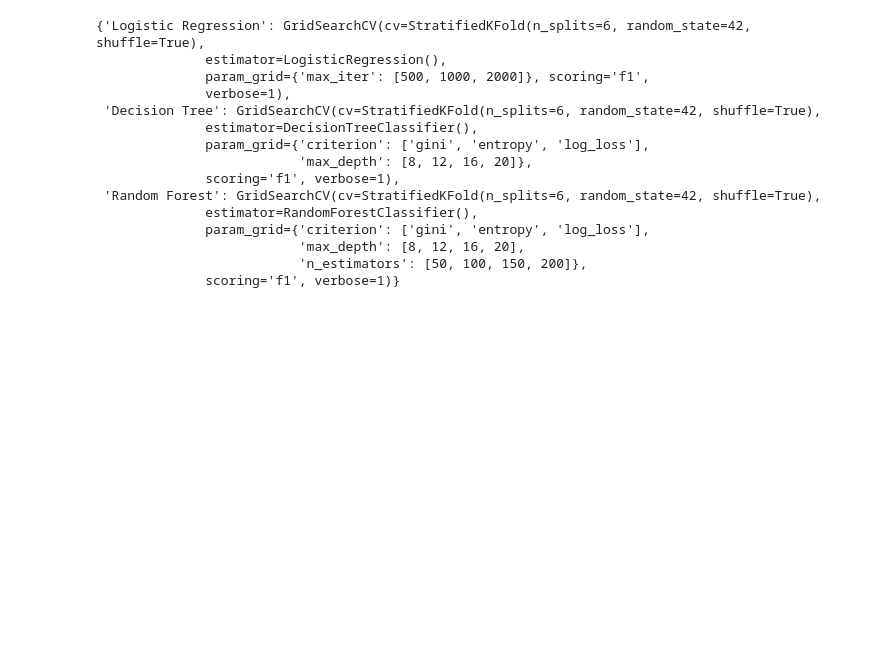
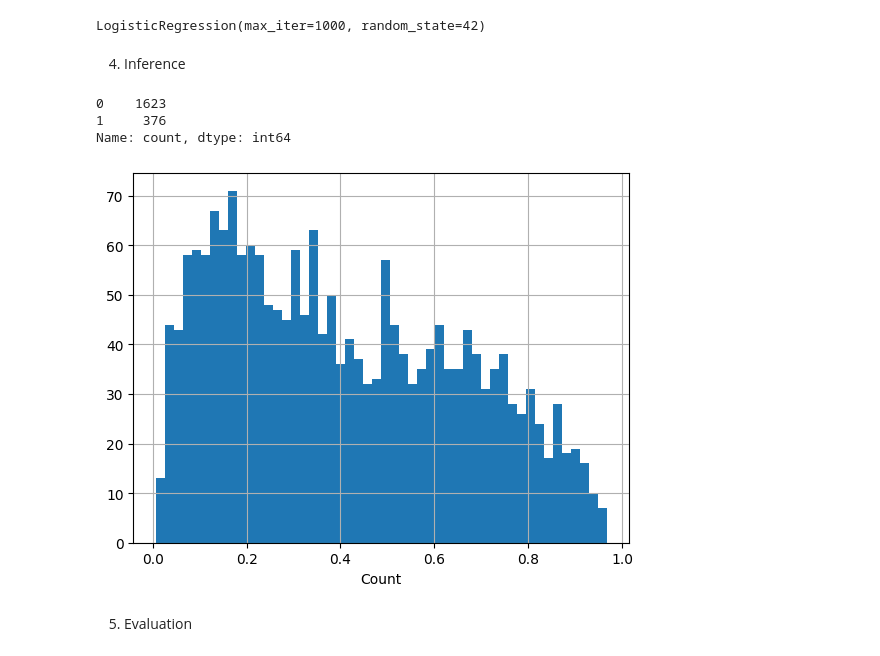
Before and after one commit to NethmikaKekuu/ML-Base-Pipeline, a Jupyter notebook: 5_threshold_optimization.ipynb, the cells around one changed output. Saved outputs shown, nothing was run; the diff lists cells and outputs as text; code cells hidden in the pictures; blank space fills up the shorter version.

```diff
--- a/5_threshold_optimization.ipynb
+++ b/5_threshold_optimization.ipynb
@@ -66,25 +48,0 @@ cv = StratifiedKFold(
-# %%
-grid_search_results = {}
-for model_name, model in models.items():
-    print(f"\n Tuning {model_name}")
-
-    param_grid=param_grids[model_name]
-
-    grid_search = GridSearchCV(
-        estimator=model,
-        param_grid=param_grid,
-        cv=cv,
-        scoring='f1',
-        verbose=1,
-        return_train_score=False
-    )
-
-    print(f"'Fitting gridSearchCV for {model_name}")
-
-    grid_search.fit(X_train, Y_train)
-
-    grid_search_results[model_name]=grid_search
-
-    print(f"{model_name} gridSearchCV completed")
-    print(f"Best parameters: {grid_search.best_params_}")
-    print(f"Best CV score: {grid_search.best_score_}")
@@ -112,18 +49,33 @@ Best CV score: 0.8942948274872554
-# %%
-grid_search_results
-# %% [output]
-{'Logistic Regression': GridSearchCV(cv=StratifiedKFold(n_splits=6, random_state=42, shuffle=True),
-              estimator=LogisticRegression(),
-              param_grid={'max_iter': [500, 1000, 2000]}, scoring='f1',
-              verbose=1),
- 'Decision Tree': GridSearchCV(cv=StratifiedKFold(n_splits=6, random_state=42, shuffle=True),
-              estimator=DecisionTreeClassifier(),
-              param_grid={'criterion': ['gini', 'entropy', 'log_loss'],
-                          'max_depth': [8, 12, 16, 20]},
-              scoring='f1', verbose=1),
- 'Random Forest': GridSearchCV(cv=StratifiedKFold(n_splits=6, random_state=42, shuffle=True),
-              estimator=RandomForestClassifier(),
-              param_grid={'criterion': ['gini', 'entropy', 'log_loss'],
-                          'max_depth': [8, 12, 16, 20],
-                          'n_estimators': [50, 100, 150, 200]},
-              scoring='f1', verbose=1)}
+# %%
+model_lr = LogisticRegression(
+    random_state = 42,
+    max_iter = 1000
+)
+model_lr.fit(X_train, Y_train)
+# %% [output]
+LogisticRegression(max_iter=1000, random_state=42)
+# %% [markdown]
+4. Inference
+# %%
+Y_hat_train = model_lr.predict(X_train)
+Y_hat_test = model_lr.predict(X_test)
+
+Y_proba_train = model_lr.predict_proba(X_train)
+Y_proba_test = model_lr.predict_proba(X_test)
+# %%
+pd.Series(Y_test).value_counts()
+# %% [output]
+0    1623
+1     376
+Name: count, dtype: int64
+# %%
+Y_lr_test = Y_proba_test[:, 1]
+
+plt.hist(Y_lr_test, bins=50)
+plt.xlabel('Probability')
+plt.xlabel('Count')
+plt.grid(True)
+# %% [output]
+[figure, added]
+# %% [markdown]
+5. Evaluation
```
Also changed, not shown: parts of 15 cells of this notebook.
